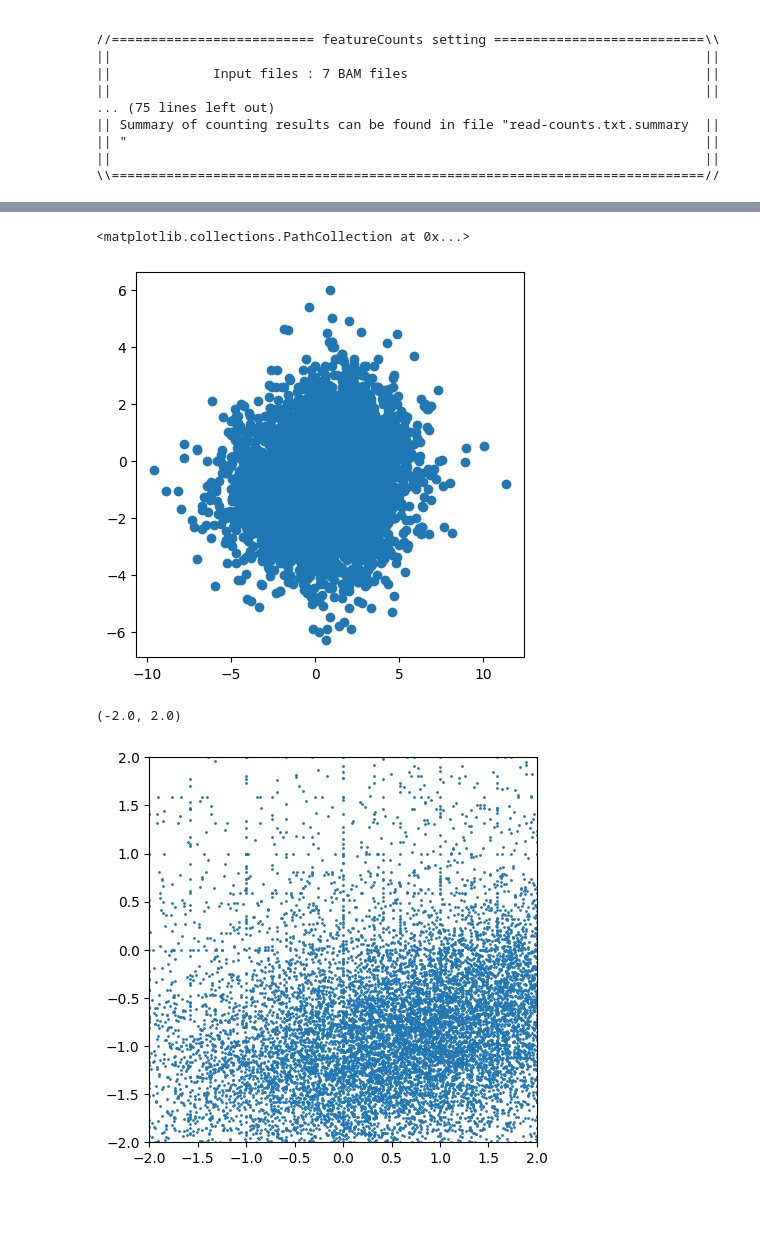
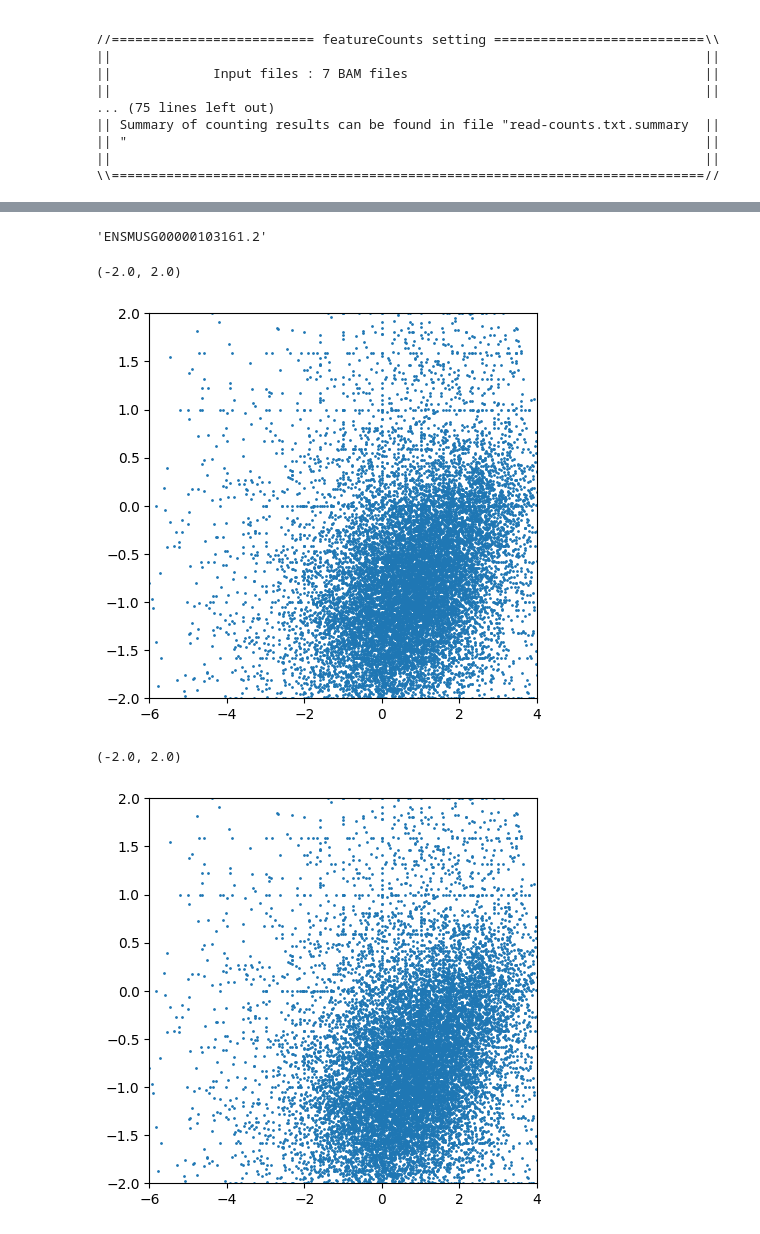
Before and after one commit to parkjongseung/JS_bioinformatics_project, a Jupyter notebook: termproject1.ipynb, the cells around one changed output, grey strips where cells are left out. Saved outputs shown, nothing was run; the diff lists cells and outputs as text; code cells hidden in the pictures; blank space fills up the shorter version.

```diff
--- a/termproject1.ipynb
+++ b/termproject1.ipynb
@@ -170,13 +174,20 @@ cnts.head(30)
+# %%
+cnts.index[10]
+# %% [output]
+'ENSMUSG00000103161.2'
 # %%
 from matplotlib import pyplot as plt
 import numpy as np
 
 fig, ax = plt.subplots(1, 1, figsize=(5, 5))
 ax.scatter(np.log2(cnts['clip_enrichment']),
-           np.log2(cnts['rden_change']))
+           np.log2(cnts['rden_change']), s=1)
+
+plt.xlim([-6, 4])
+plt.ylim([-2, 2])
 # %% [output]
-<matplotlib.collections.PathCollection at 0x...>
+(-2.0, 2.0)
-[figure, old version]
+[figure, new version]
 # %%
 # NaN값이 존재한다 - 결측치 0으로 바꿈
 cnts = cnts.fillna(0)
@@ -193,11 +204,11 @@ ax.scatter(np.log2(cnts['clip_enrichment']),
                np.log2(cnts['rden_change']), s = 1) # dot 크기 조절
 
 #논문처럼 x축, y축 범위 정함
-plt.xlim([-2, 2])
+plt.xlim([-6, 4])
 plt.ylim([-2, 2])
 # %% [output]
 (-2.0, 2.0)
-[figure, old version]
+[figure, new version]
 # %%
 import ssl
 ssl._create_default_https_context = ssl._create_unverified_context
```
Also changed, not shown: parts of 10 cells of this notebook.
